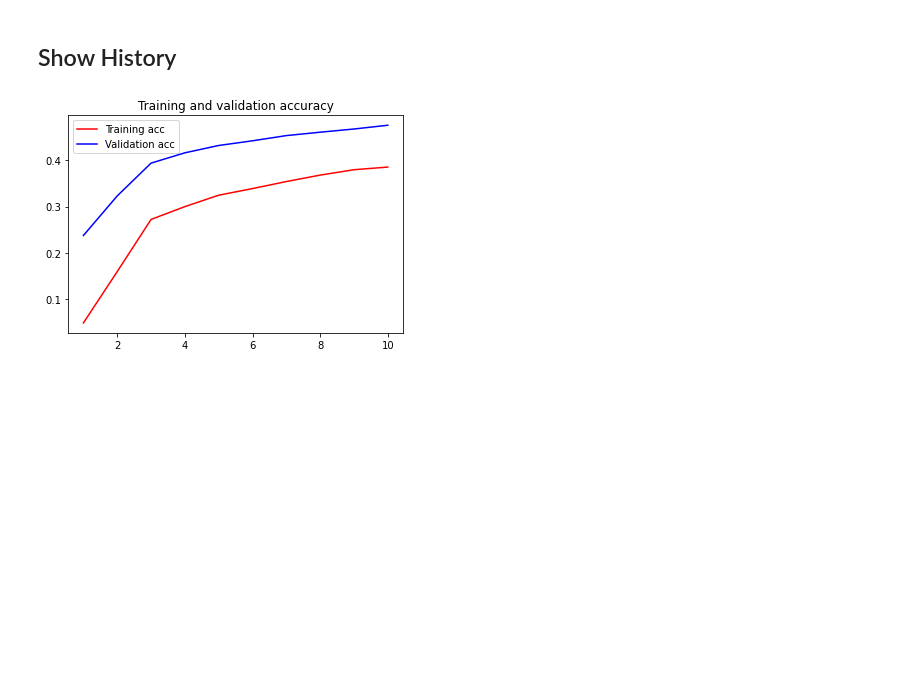
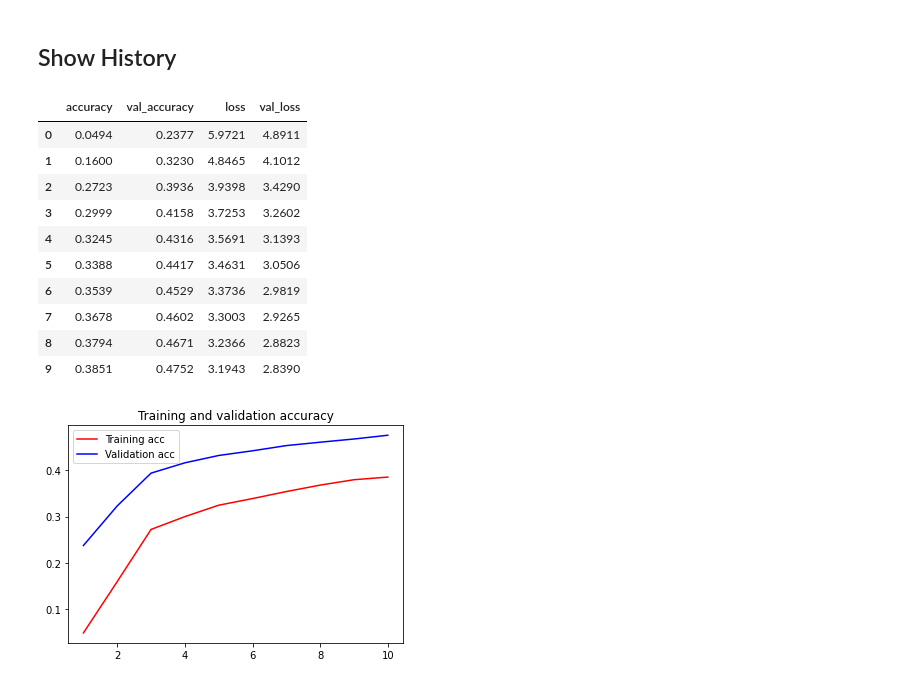
Before and after one commit to minyeamer/dinut, a Jupyter notebook: healthy_food/inception_sgd.ipynb, the cells around one changed output. Saved outputs shown, nothing was run; the diff lists cells and outputs as text; code cells hidden in the pictures; blank space fills up the shorter version.

```diff
--- a/healthy_food/inception_sgd.ipynb
+++ b/healthy_food/inception_sgd.ipynb
@@ -237,4 +237,20 @@ history['val_accuracy'] = [0.2377, 0.3230, 0.3936, 0.4158, 0.4316, 0.4417, 0.452
 history['val_loss'] = [4.8911, 4.1012, 3.4290, 3.2602, 3.1393, 3.0506, 2.9819, 2.9265, 2.8823, 2.8390]
+# %%
+import pandas as pd
+
+pd.DataFrame(history)
+# %% [output]
+|  | accuracy | val_accuracy | loss | val_loss |
+| 0 | 0.0494 | 0.2377 | 5.9721 | 4.8911 |
+| 1 | 0.1600 | 0.3230 | 4.8465 | 4.1012 |
+| 2 | 0.2723 | 0.3936 | 3.9398 | 3.4290 |
+| 3 | 0.2999 | 0.4158 | 3.7253 | 3.2602 |
+| 4 | 0.3245 | 0.4316 | 3.5691 | 3.1393 |
+| 5 | 0.3388 | 0.4417 | 3.4631 | 3.0506 |
+| 6 | 0.3539 | 0.4529 | 3.3736 | 2.9819 |
+| 7 | 0.3678 | 0.4602 | 3.3003 | 2.9265 |
+| 8 | 0.3794 | 0.4671 | 3.2366 | 2.8823 |
+| 9 | 0.3851 | 0.4752 | 3.1943 | 2.8390 |
 # %%
 import matplotlib.pyplot as plt
 
```
Also changed, not shown: parts of 1 cell of this notebook, 1 other file.
